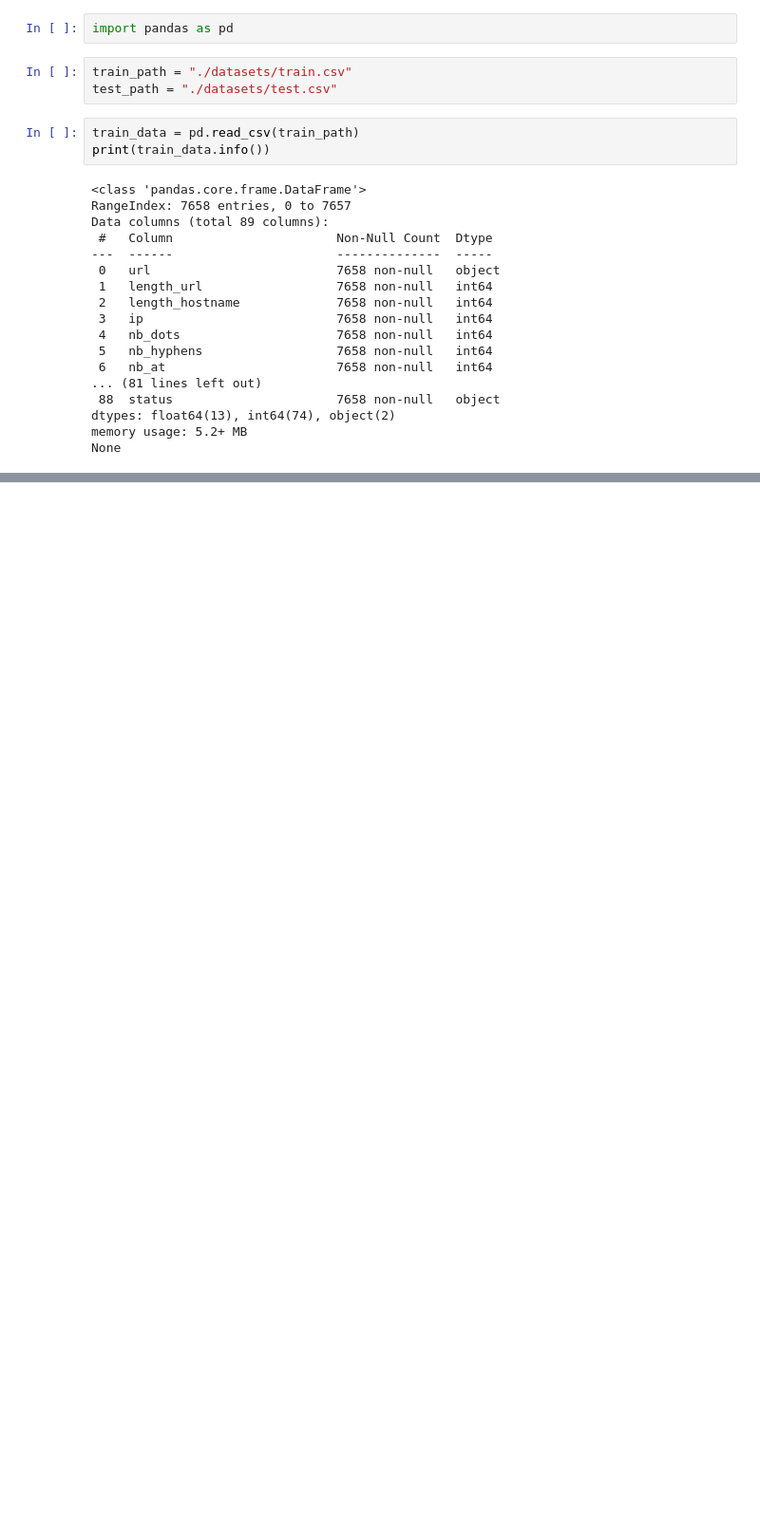
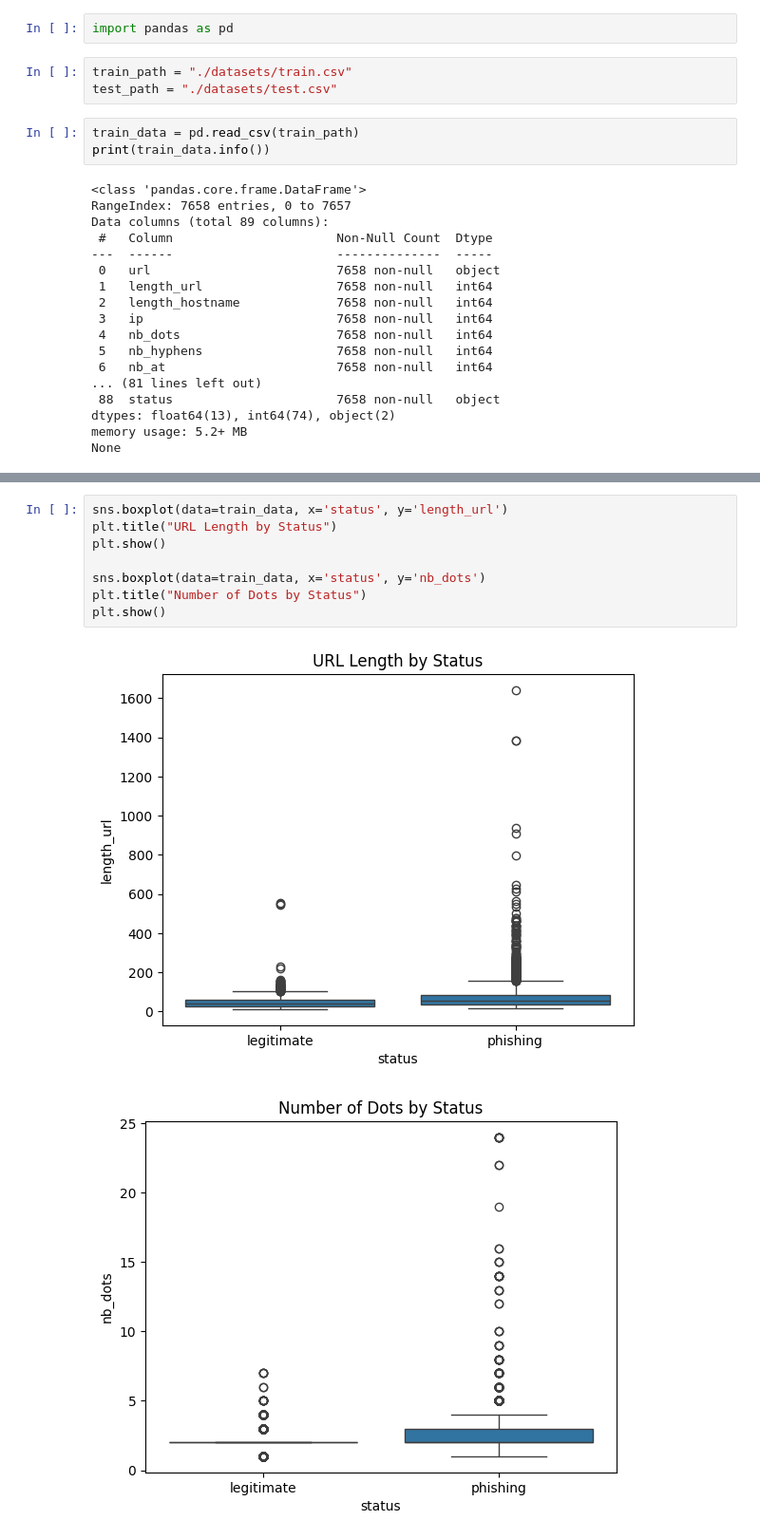
Before and after one commit to matix329/quantum-phish-detector, a Jupyter notebook: Database/data_summary.ipynb, the cells around one changed output, grey strips where cells are left out. Shown: that part at 95% size. Saved outputs shown, nothing was run; the diff lists cells and outputs as text; blank space fills up the shorter version.

```diff
--- a/Database/data_summary.ipynb
+++ b/Database/data_summary.ipynb
@@ -31,0 +123,11 @@ print(test_data.info())
+# %%
+sns.boxplot(data=train_data, x='status', y='length_url')
+plt.title("URL Length by Status")
+plt.show()
+
+sns.boxplot(data=train_data, x='status', y='nb_dots')
+plt.title("Number of Dots by Status")
+plt.show()
+# %% [output]
+[figure, added]
+[figure, added]
```
Also changed, not shown: parts of 9 cells of this notebook.
